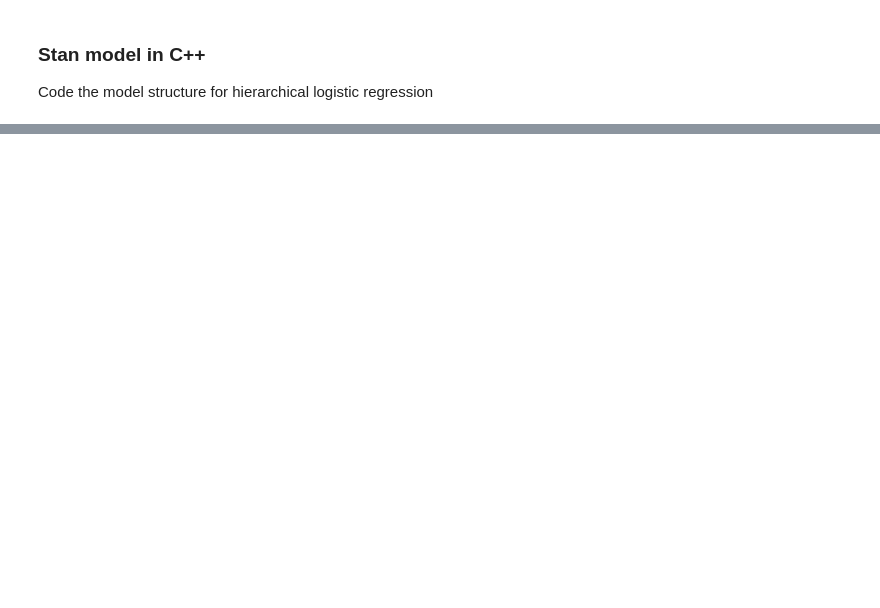
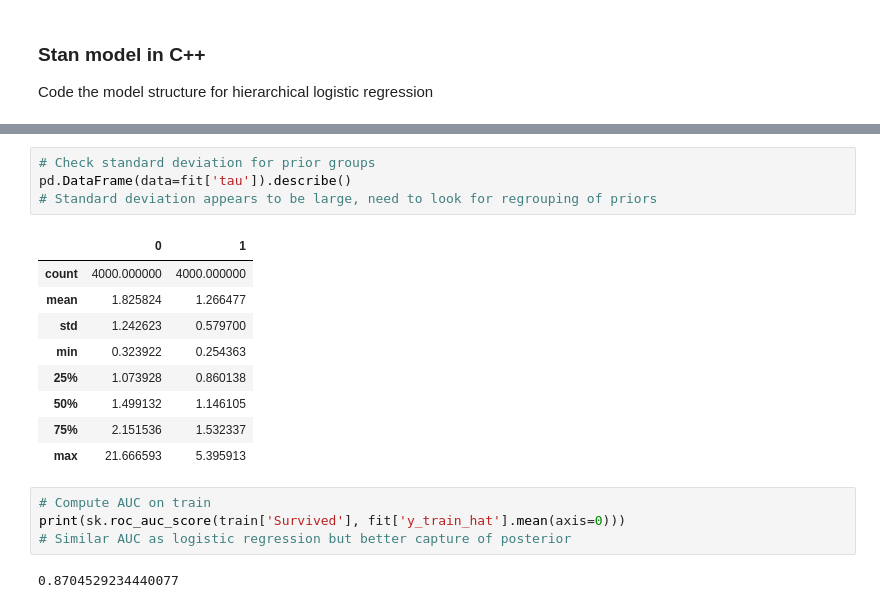
Before and after one commit to nethipudinithin/Titanic, a Jupyter notebook: titanic-stan.ipynb, the cells around one changed output, grey strips where cells are left out. Drawn from its saved outputs; the diff is of its cells as text; blank space fills up the shorter version.

```diff
--- a/titanic-stan.ipynb
+++ b/titanic-stan.ipynb
@@ -356,0 +543,20 @@ Code the model structure for hierarchical logistic regression
+# %%
+# Check standard deviation for prior groups
+pd.DataFrame(data=fit['tau']).describe()
+# Standard deviation appears to be large, need to look for regrouping of priors
+# %% [output]
+|  | 0 | 1 |
+| count | 4000.000000 | 4000.000000 |
+| mean | 1.825824 | 1.266477 |
+| std | 1.242623 | 0.579700 |
+| min | 0.323922 | 0.254363 |
+| 25% | 1.073928 | 0.860138 |
+| 50% | 1.499132 | 1.146105 |
+| 75% | 2.151536 | 1.532337 |
+| max | 21.666593 | 5.395913 |
+# %%
+# Compute AUC on train
+print(sk.roc_auc_score(train['Survived'], fit['y_train_hat'].mean(axis=0)))
+# Similar AUC as logistic regression but better capture of posterior
+# %% [output]
+0.8704529234440077
```
Also changed, not shown: parts of 22 cells of this notebook.
